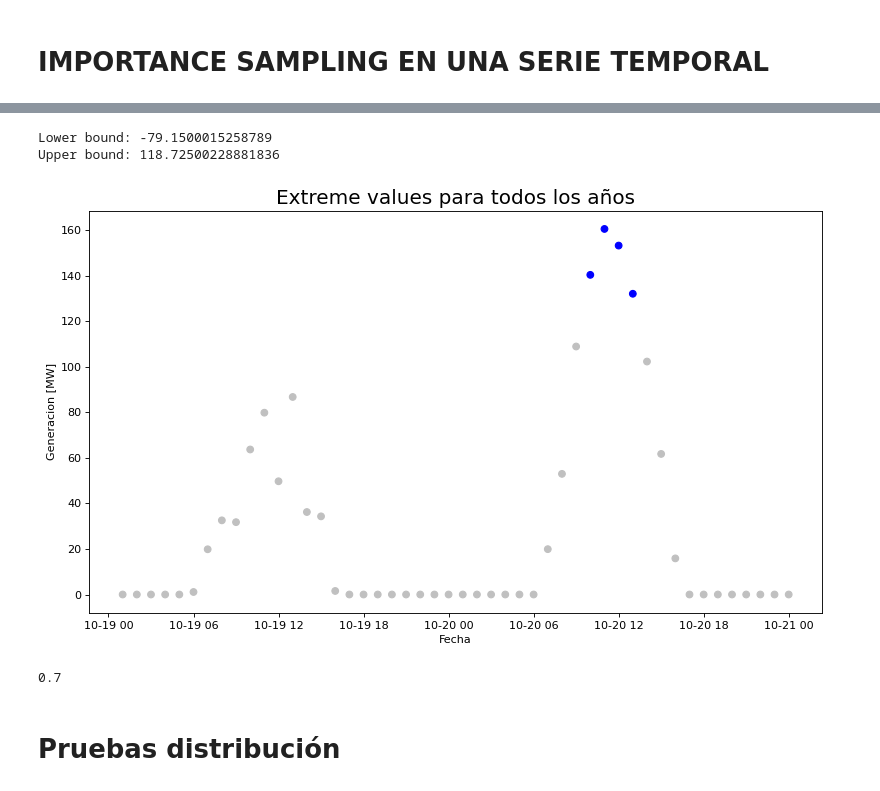
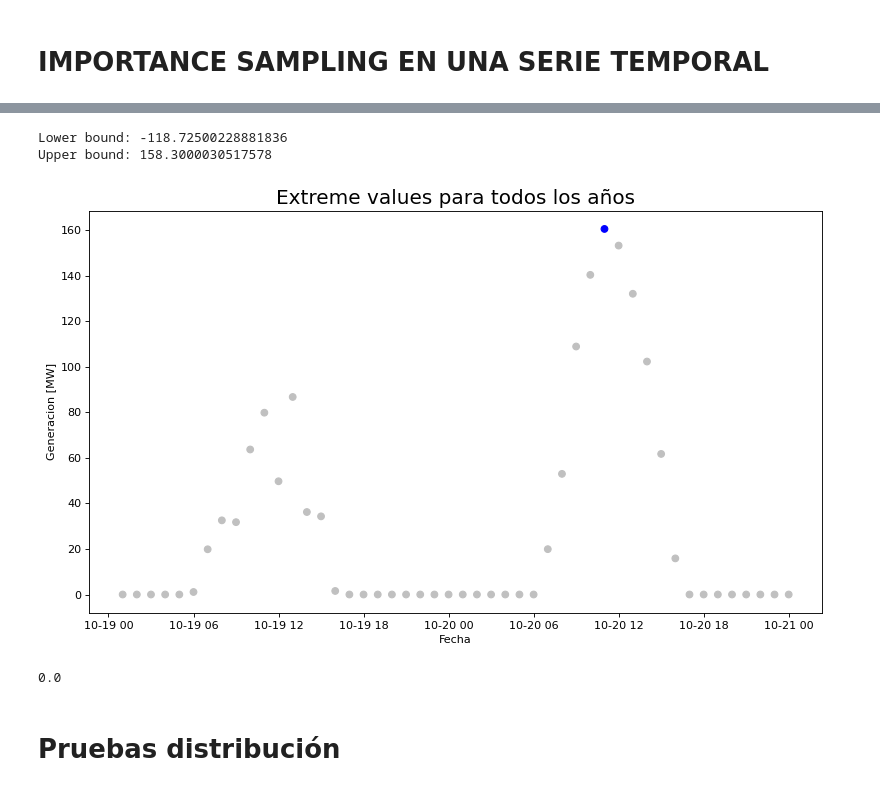
Before and after one commit to sergio825/pytorch-ts, a Jupyter notebook: Multivariate_TempFlow.ipynb, the cells around one changed output, grey strips where cells are left out. Cells and saved outputs as stored; diff of their text form; code cells hidden in the pictures.

```diff
--- a/Multivariate_TempFlow.ipynb
+++ b/Multivariate_TempFlow.ipynb
@@ -15,8 +18,8 @@ from gluonts.evaluation import MultivariateEvaluator
 from gluonts.dataset.util import to_pandas
 import matplotlib.pyplot as plt
 # %%
-#dataset = get_dataset("solar_nips", regenerate=False)
-dataset = get_dataset("traffic_nips", regenerate=False)
+dataset = get_dataset("solar_nips", regenerate=False)
+#dataset = get_dataset("traffic_nips", regenerate=False)
 # %%
 device = torch.device("cuda" if torch.cuda.is_available() else "cpu")
 # %%
@@ -360,11 +376,11 @@ def graficar_extreme_values(k):
     plt.tight_layout()
     plt.show()
 # %%
-graficar_extreme_values(2)
+graficar_extreme_values(3)
 # %% [output]
-Lower bound: -79.1500015258789
-Upper bound: 118.72500228881836
+Lower bound: -118.72500228881836
+Upper bound: 158.3000030517578
-[figure, old version]
+[figure, new version]
 # %%
 def indicatriz(arr, alpha):
     if np.any(arr > alpha):
@@ -380,6 +396,6 @@ def MC(f, samples, alpha):
 
     return (sum/samples.shape[0])
 # %%
-MC(indicatriz, samples, alpha = 118.72500228881836)
+MC(indicatriz, samples, alpha = 158.3000030517578)
 # %% [output]
-0.7
+0.0
```
Also changed, not shown: parts of 57 cells of this notebook, 2 other files.
